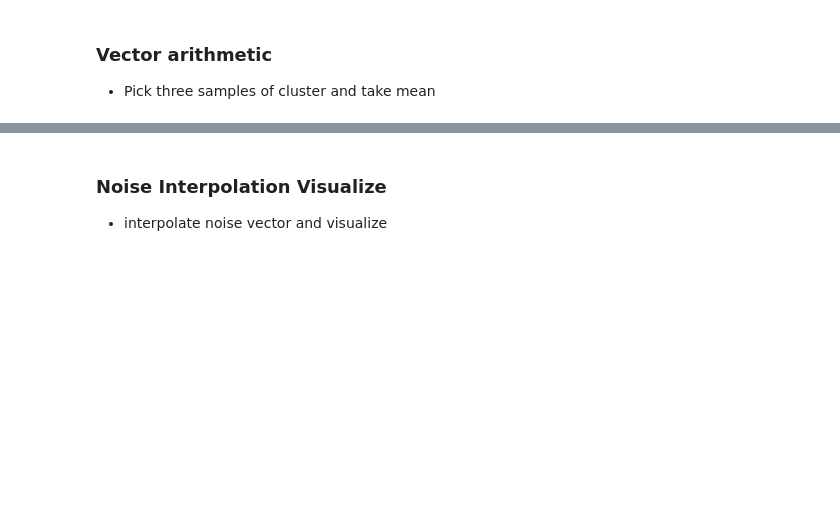
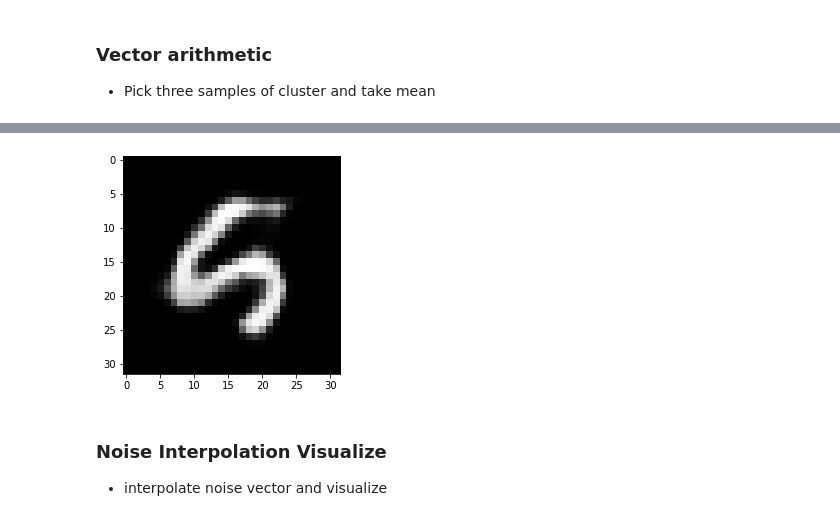
Before and after one commit to Dongmingo/posco_cv, a Jupyter notebook: 09_GAN/ex2_DCGAN_practice.ipynb, the cells around one changed output, grey strips where cells are left out. Cells and saved outputs as stored; diff of their text form; code cells hidden in the pictures; blank space fills up the shorter version.

```diff
--- a/09_GAN/ex2_DCGAN_practice.ipynb
+++ b/09_GAN/ex2_DCGAN_practice.ipynb
@@ -64,12 +72,27 @@ class Generator(nn.Module):
     def __init__(self):
         super().__init__()
         #### Implement Here ####
+        self.fc1 = nn.Linear(100, 128*8*8)
+        self.bn1 = nn.BatchNorm2d(128)
+        self.us = nn.Upsample(scale_factor=2)
+        self.conv1 = nn.Conv2d(128,128,3,1,1)
+        self.bn2 = nn.BatchNorm2d(128)
+        self.act = nn.LeakyReLU(0.2)
+        self.conv2 = nn.Conv2d(128,64,3,1,1)
+        self.bn3 = nn.BatchNorm2d(64)
+        self.conv3 = nn.Conv2d(64,1,3,1,1)
+        self.last_act = nn.Tanh()
 
 
     def forward(self, z):
         #### Implement Here ####
         #### Hint : z should be reshaped into 2d before going into bn layer
         z = self.fc1(z)
+        img = z.view(-1, 128, 8, 8)
+        img = self.conv1(self.us(self.bn1(img)))
+        img = self.conv2(self.us(self.act(self.bn2(img))))
+        img = self.conv3(self.act(self.bn3(img)))
+        img = self.last_act(img)
 
         return img
 # %% [markdown]
@@ -203,9 +388,9 @@ imshow(torchvision.utils.make_grid(gen_img.detach().cpu(), nrow=10))
 ### Vector arithmetic
 - Pick three samples of cluster and take mean
 # %%
-ones = (z[0].unsqueeze(0) + z[84].unsqueeze(0) + z[74].unsqueeze(0)) / 3
-sevens = (z[60].unsqueeze(0) + z[36].unsqueeze(0) + z[32].unsqueeze(0)) / 3
-nines = (z[4].unsqueeze(0) + z[34].unsqueeze(0) + z[59].unsqueeze(0)) / 3
+ones = (z[17].unsqueeze(0) + z[20].unsqueeze(0) + z[81].unsqueeze(0)) / 3
+sevens = (z[0].unsqueeze(0) + z[10].unsqueeze(0) + z[12].unsqueeze(0)) / 3
+nines = (z[22].unsqueeze(0) + z[20].unsqueeze(0) + z[97].unsqueeze(0)) / 3
 # %%
 # ones
 gen_img = G(ones).detach().cpu()
@@ -224,9 +415,11 @@ plt.show()
 # %%
 # vector_arithmetic
-gen_vec =
+gen_vec = - ones + nines
 gen_img = G(gen_vec).detach().cpu()
 plt.imshow(gen_img.squeeze(0).permute(1, 2, 0).squeeze(2), cmap='gray')
 plt.show()
+# %% [output]
+[figure, added]
 # %% [markdown]
 ### Noise Interpolation Visualize
 - interpolate noise vector and visualize
```
Also changed, not shown: parts of 10 cells of this notebook, 4 other files.
